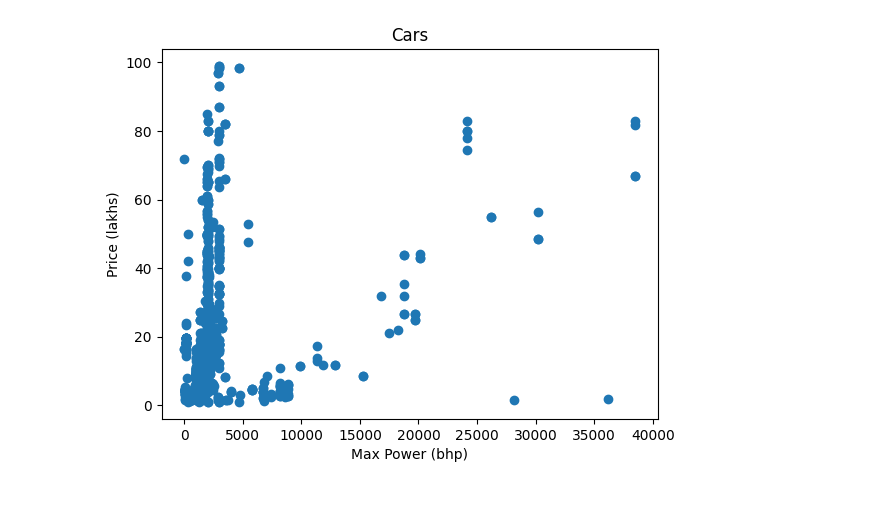
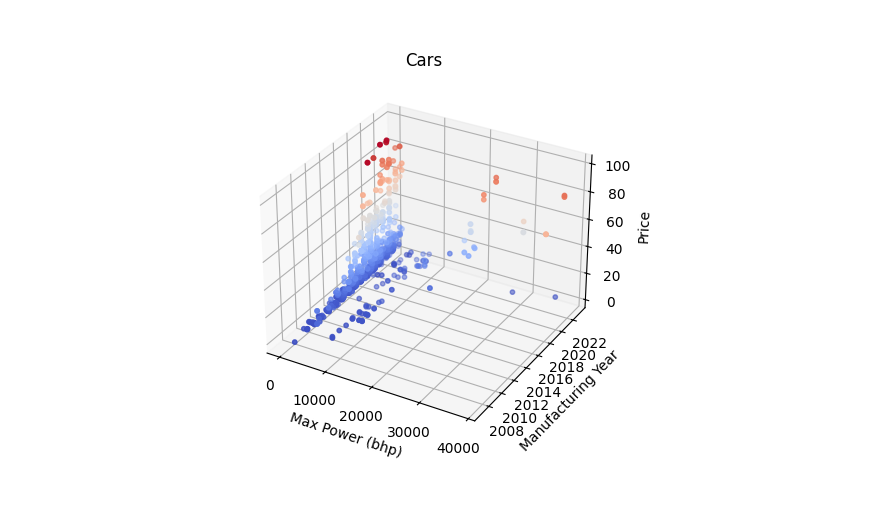
Before and after one commit to felipebarichello/mllng, a Jupyter notebook: cars.ipynb, the cells around one changed output. Saved outputs shown, nothing was run; the diff lists cells and outputs as text; code cells hidden in the pictures.

```diff
--- a/cars.ipynb
+++ b/cars.ipynb
@@ -37,10 +48,74 @@ plot_data()
 # %%
-# FILTER BAD DATA
+# MANDATORY PREPROCESSING
+# Preprocessing that is required for the data to be usable at all
 
-cars = [car for car in cars if car.max_power < 1e5 and car.price < 1e3]
-plot_data()
+# Parse the year (string) into an integer
+# If it fails, the year will be set to NaN
+for car in cars:
+    try:
+        car.year = int(car.year)
+    except ValueError:
+        car.year = np.nan
+
+# Filter out broken data
+
+cars = ([
+    car for car in cars
+    if car.max_power < 1e5 # There are cars with currupted max_power
+    and car.price < 1e3 # There are cars with corrupted prices
+    and not car is np.nan
+])
-# %% [output]
-[figure, removed]
+# %%
+# PLOT CARS
+
+%config InlineBackend.print_figure_kwargs = {'bbox_inches':None}
+
+class DataPlot:
+    def __init__(self):
+        self.fig = plt.figure()
+        self.ax: plt.Axes = None
+        self.onetime_plots = []
+
+    def draw(self):
+        self.fig.canvas.draw_idle()
+        display(self.fig)
+
+        # Remove all one-time plots
+        for i, onetime_plot in enumerate(self.onetime_plots):
+            for handle in onetime_plot:
+                handle.remove()
+                self.onetime_plots.pop(i)
+
+    def plot_once(self, plot):
+        self.onetime_plots.append(plot)
+
+
+data_plot = DataPlot()
+
+if CONFIG['features'] == 1:
+    data_plot.ax = data_plot.fig.add_subplot()
+    data_plot.ax.scatter([car.max_power for car in cars], [car.price for car in cars])
+    data_plot.ax.set_xlabel('Max Power (bhp)')
+    data_plot.ax.set_ylabel('Price (lakhs)')
+else:
+    data_plot.ax = data_plot.fig.add_subplot(projection='3d')
+
+    # For each set of style and range settings, plot n random points in the box
+    # defined by x in [23, 32], y in [0, 100], z in [zlow, zhigh].
+    xs = np.array([car.max_power for car in cars])
+    ys = np.array([car.year for car in cars])
+    zs = np.array([car.price for car in cars])
+    data_plot.ax.scatter(xs, ys, zs, c = zs, cmap='coolwarm', s=10)
+
+    data_plot.ax.set_xlabel('Max Power (bhp)')
+    data_plot.ax.set_ylabel('Manufacturing Year')
+    data_plot.ax.get_yaxis().set_major_locator(ticker.MaxNLocator(integer=True))
+    data_plot.ax.set_zlabel('Price')
+
+data_plot.ax.title.set_text('Cars')
+data_plot.draw()
+# %% [output]
+[figure, new version]
 # %%
 # SETUP REGRESSION MODEL
 
```
Also changed, not shown: parts of 7 cells of this notebook.
